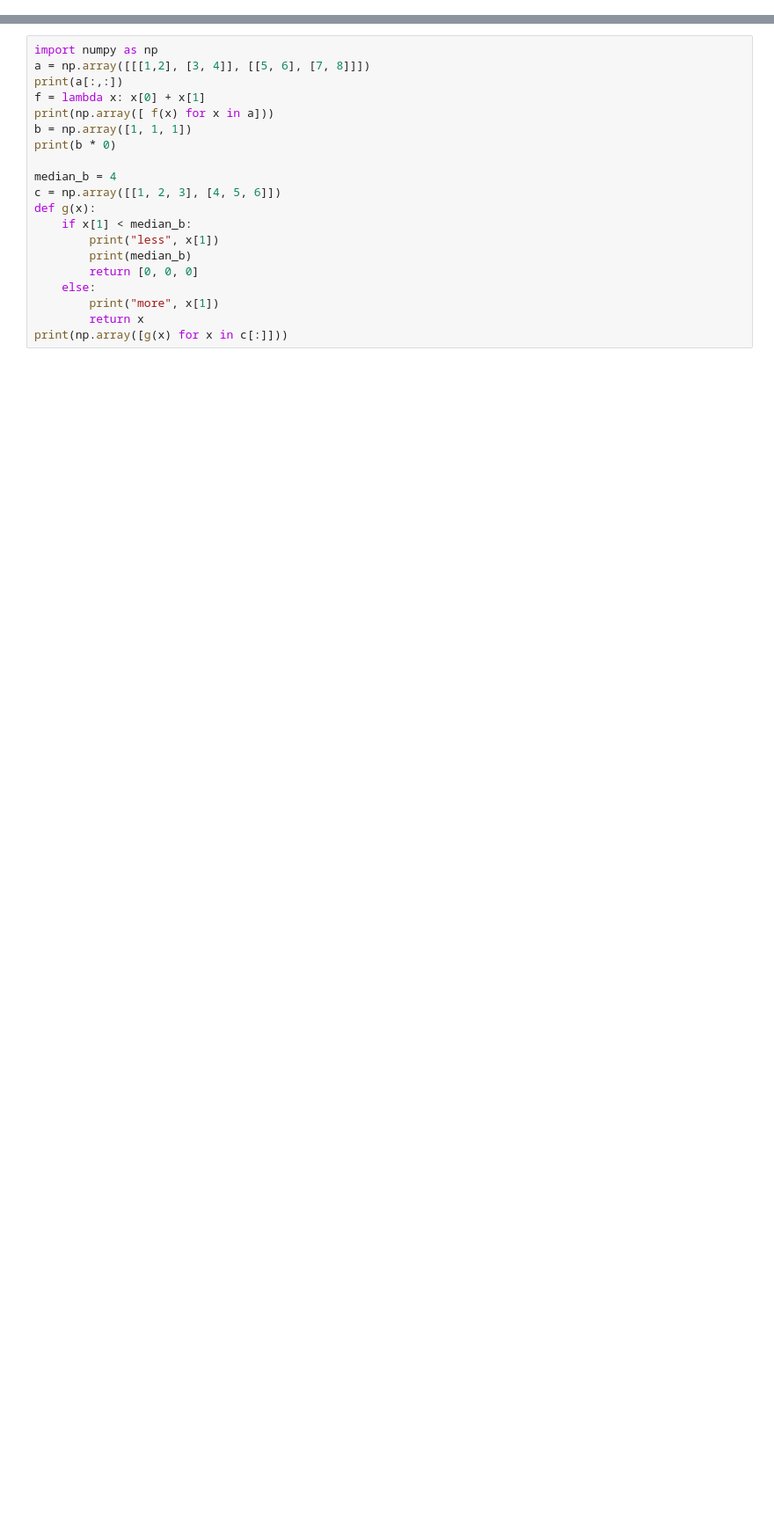
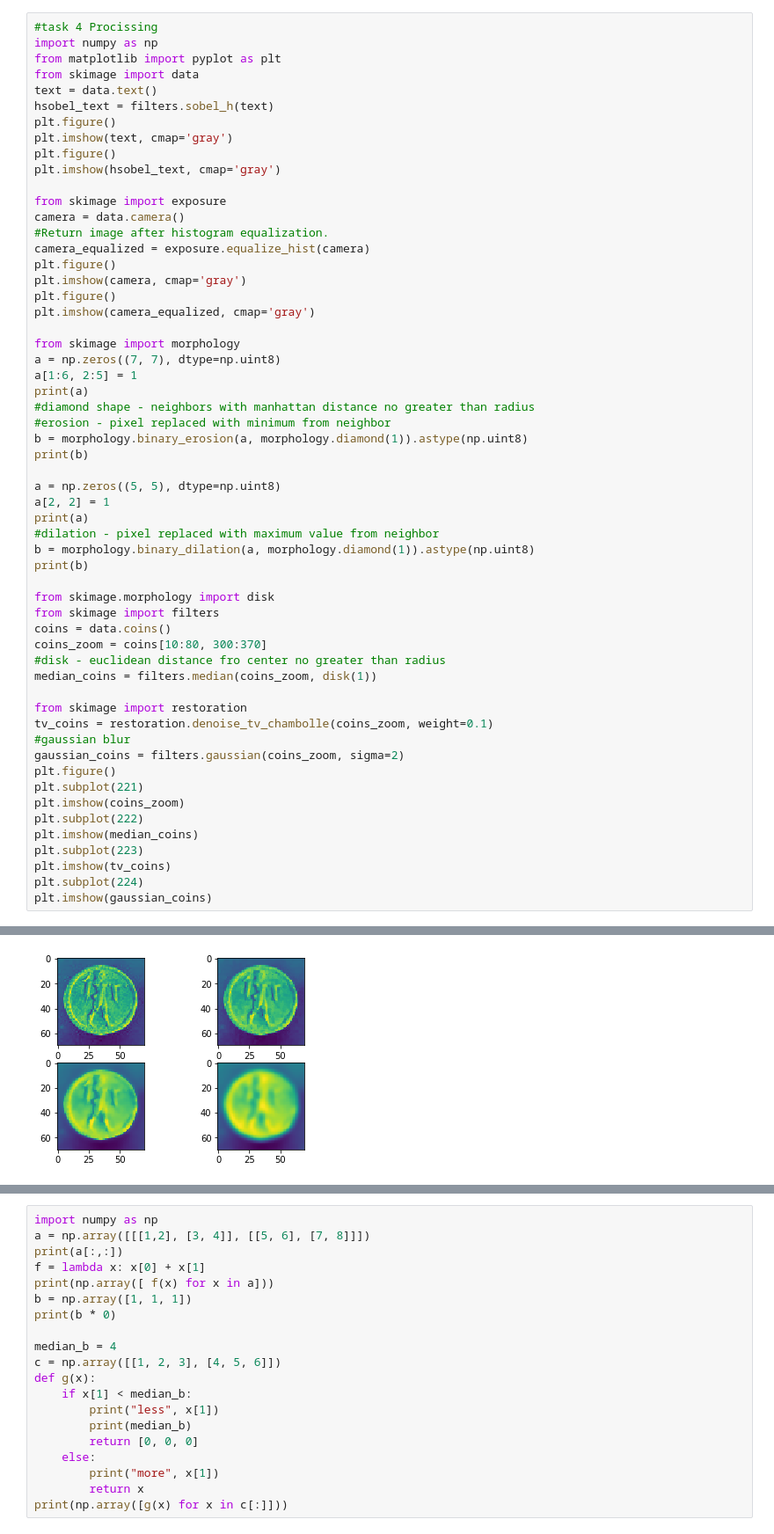
Before and after one commit to polilog/PythonLabs, a Jupyter notebook: lab2.ipynb, the cells around one changed output, grey strips where cells are left out. Shown at 88% size. Cells and saved outputs as stored; diff of their text form; blank space fills up the shorter version.

```diff
--- a/lab2.ipynb
+++ b/lab2.ipynb
@@ -0,0 +87,58 @@
+# %%
+#task 4 Procissing
+import numpy as np
+from matplotlib import pyplot as plt
+from skimage import data
+text = data.text()
+hsobel_text = filters.sobel_h(text)
+plt.figure()
+plt.imshow(text, cmap='gray')
+plt.figure()
+plt.imshow(hsobel_text, cmap='gray')
+
+from skimage import exposure
+camera = data.camera()
+#Return image after histogram equalization.
+camera_equalized = exposure.equalize_hist(camera)
+plt.figure()
+plt.imshow(camera, cmap='gray')
+plt.figure()
+plt.imshow(camera_equalized, cmap='gray')
+
+from skimage import morphology
+a = np.zeros((7, 7), dtype=np.uint8)
+a[1:6, 2:5] = 1
+print(a)
+#diamond shape - neighbors with manhattan distance no greater than radius
+#erosion - pixel replaced with minimum from neighbor
+b = morphology.binary_erosion(a, morphology.diamond(1)).astype(np.uint8)
+print(b)
+
+a = np.zeros((5, 5), dtype=np.uint8)
+a[2, 2] = 1
+print(a)
+#dilation - pixel replaced with maximum value from neighbor
+b = morphology.binary_dilation(a, morphology.diamond(1)).astype(np.uint8)
+print(b)
+
+from skimage.morphology import disk
+from skimage import filters
+coins = data.coins()
+coins_zoom = coins[10:80, 300:370]
+#disk - euclidean distance fro center no greater than radius
+median_coins = filters.median(coins_zoom, disk(1))
+
+from skimage import restoration
+tv_coins = restoration.denoise_tv_chambolle(coins_zoom, weight=0.1)
+#gaussian blur
+gaussian_coins = filters.gaussian(coins_zoom, sigma=2)
+plt.figure()
+plt.subplot(221)
+plt.imshow(coins_zoom)
+plt.subplot(222)
+plt.imshow(median_coins)
+plt.subplot(223)
+plt.imshow(tv_coins)
+plt.subplot(224)
+plt.imshow(gaussian_coins)
+# %% [output]
@@ -0,0 +167 @@
+[figure, added]
```
Also changed, not shown: parts of 16 cells of this notebook, 1 other file.
